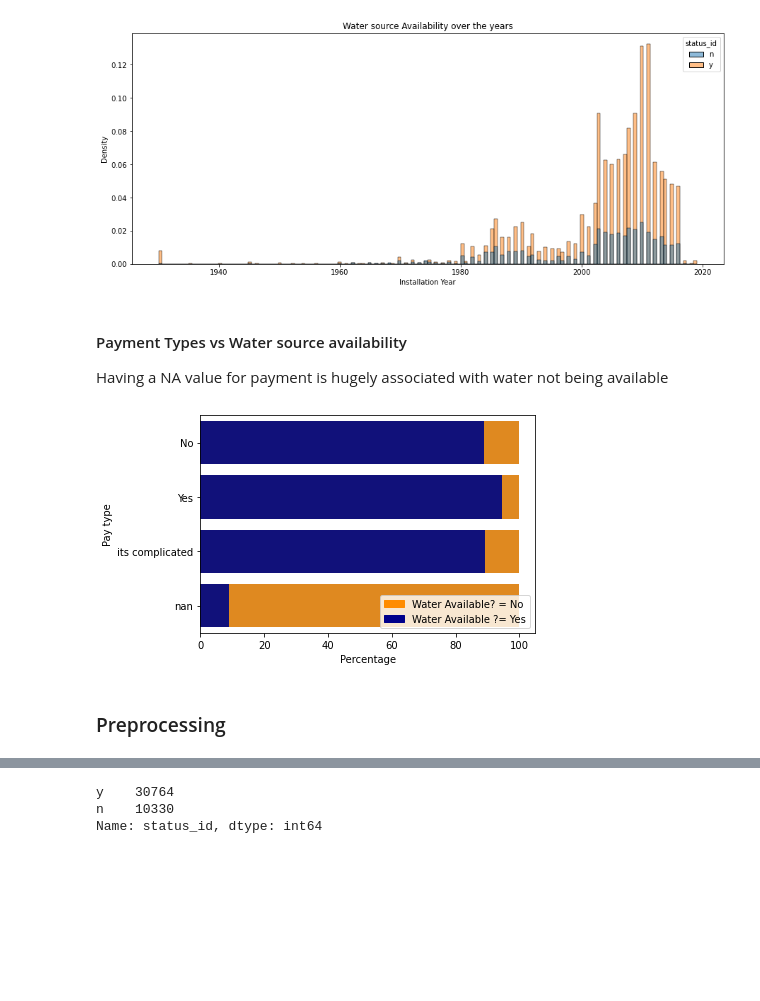
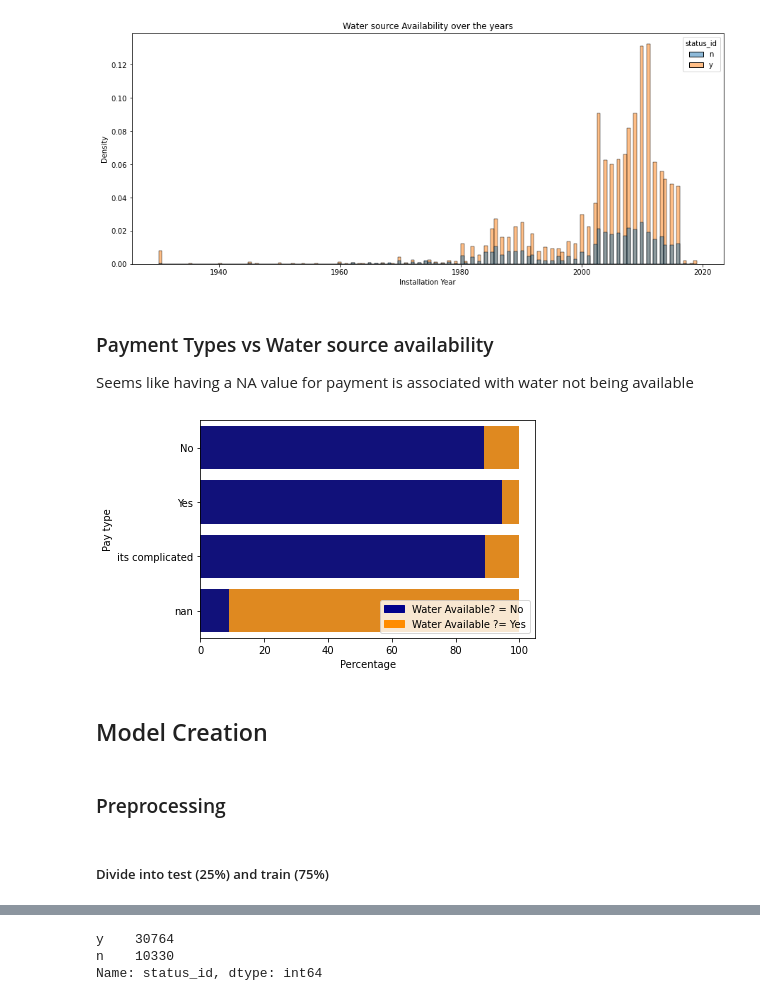
Before and after one commit to saniya-k/WaterSources, a Jupyter notebook: PredictWaterAvailability.ipynb, the cells around one changed output, grey strips where cells are left out. Cells and saved outputs as stored; diff of their text form; code cells hidden in the pictures; blank space fills up the shorter version.

Commit message:
Model Cleanup

```diff
--- a/PredictWaterAvailability.ipynb
+++ b/PredictWaterAvailability.ipynb
@@ -141,2 +203,2 @@ Dropping unused columns such as country name, status and report_date
 # %%
-water=df[df.columns[~df.columns.isin(['country_name','status','report_date'])]]
+water=df[df.columns[~df.columns.isin(['country_name','status','report_date'])]].copy()
@@ -234,7 +303,2 @@ Name: water_source, dtype: int64
 # %%
-# collapse multiple paytypes..
-# if starts with No just say No, if starts with Yes, Say yes..null stay the same and otherwise its complicate\d
-water['pay']=np.where(water['pay'].str.startswith('No', na=False),'No',np.where(water['pay'].str.startswith('Yes', na=False),'Yes',np.where(water['pay'].isna(), np.nan,'its complicated')))
-#water.loc[water['pay'].str.startswith('No', na=False),'pay']='No'
-#water.loc[water['pay'].str.startswith('Yes', na=False),'pay']='Yes'
-#water.loc[water['pay'].str.startswith('No', na=False),'pay']='No'
+water.loc[:,'pay']=np.where(water['pay'].str.startswith('No', na=False),'No',np.where(water['pay'].str.startswith('Yes', na=False),'Yes',np.where(water['pay'].isna(), np.nan,'its complicated')))
@@ -278,32 +332,36 @@ plt.show()
 # %% [output]
 [figure]
 # %% [markdown]
-#### Payment Types vs Water source availability
-Having a NA value for payment is hugely associated with water not being available
+### Payment Types vs Water source availability
+Seems like having a NA value for payment is associated with water not being available
 # %%
 total=water.groupby('pay')['status_id'].count().reset_index()
 wtr_y=water[water.status_id=='y'].groupby('pay')['status_id'].count().reset_index()
 wtr_y['y_pct']=[i/j *100 for i,j in zip(wtr_y['status_id'],total['status_id'])]
 total['y_pct']=[i/j *100 for i,j in zip(total['status_id'],total['status_id'])]
 
 # bar chart 1 -> top bars (group of 'water=No')
 bar1 = sns.barplot(y="pay",  x="y_pct", data=total, color='darkorange')
 
 # bar chart 2 -> bottom bars (group of 'smoker=Yes')
 bar2 = sns.barplot(y="pay", x="y_pct", data=wtr_y, color='darkblue')
 
 # add legend
-top_bar = mpatches.Patch(color='darkorange', label='Water Available? = No')
-bottom_bar = mpatches.Patch(color='darkblue', label='Water Available ?= Yes')
+top_bar = mpatches.Patch(color='darkblue', label='Water Available? = No')
+bottom_bar = mpatches.Patch(color='darkorange', label='Water Available ?= Yes')
 plt.legend(handles=[top_bar, bottom_bar])
 plt.xlabel('Percentage')
 plt.ylabel('Pay type')
 # show the graph
 plt.show()
 # %% [output]
-[figure, old version]
+[figure, new version]
+# %% [markdown]
+## Model Creation
 # %% [markdown]
 ### Preprocessing
+# %% [markdown]
+##### Divide into test (25%) and train (75%)
 # %%
 #stratified split by 'status_id' into training and testing
 #X=water[water.columns[~water.columns.isin(['status_id'])]]#.values
```
Also changed, not shown: parts of 85 cells of this notebook.
